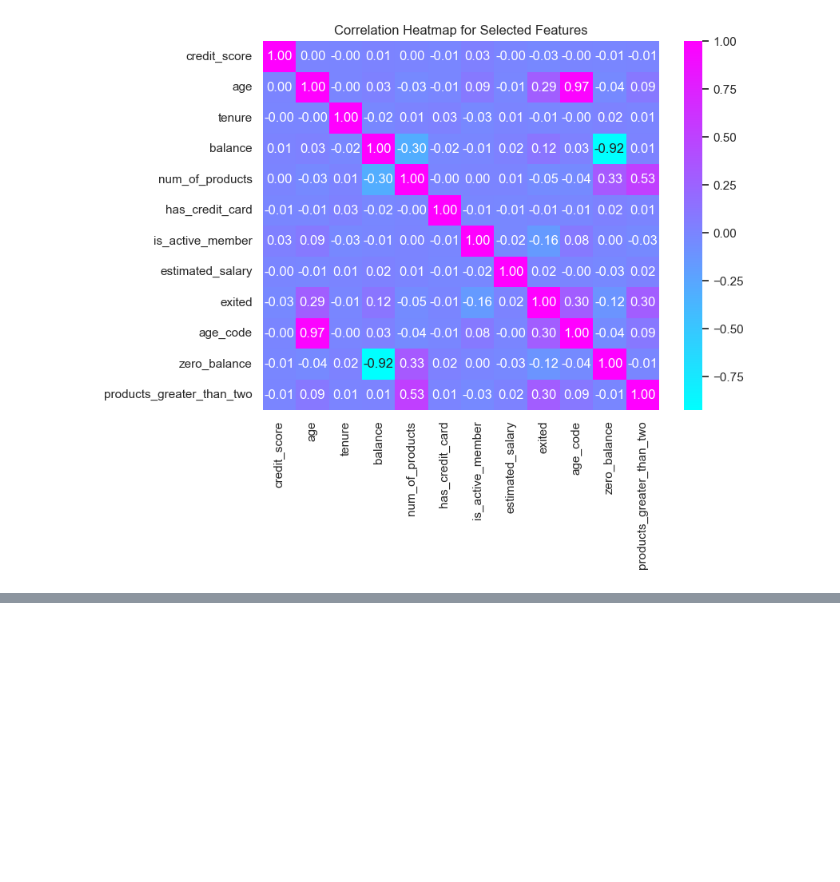
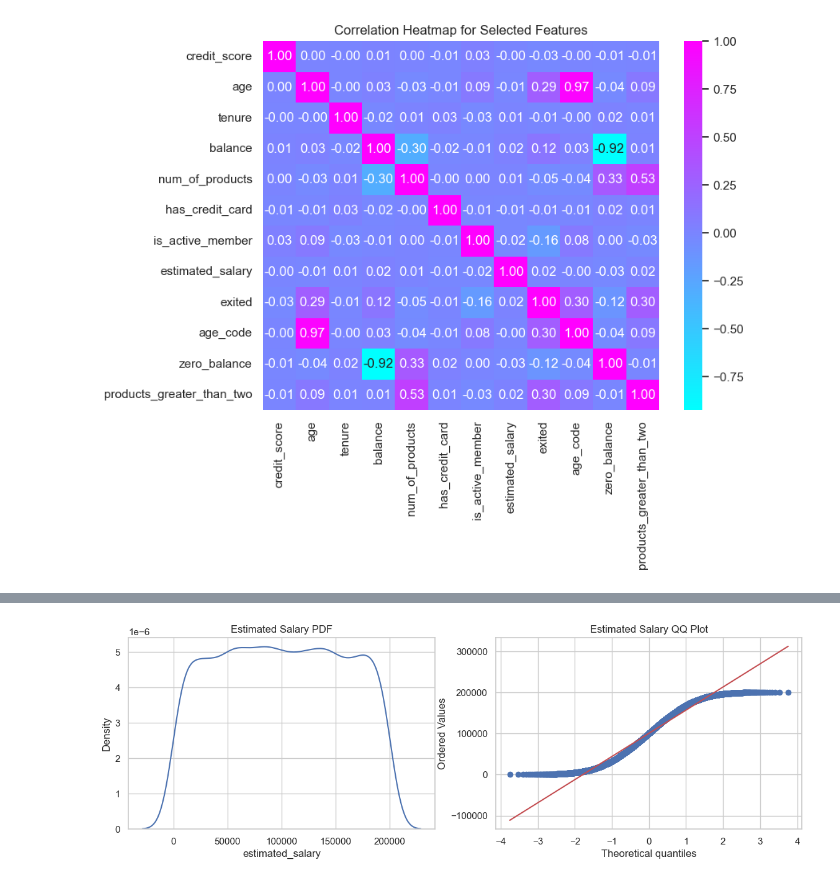
Before and after one commit to azamKhattak24/Customer_Churn_Prediction, a Jupyter notebook: notebooks/customerChurnPrediction.ipynb, the cells around one changed output, grey strips where cells are left out. Saved outputs shown, nothing was run; the diff lists cells and outputs as text; code cells hidden in the pictures; blank space fills up the shorter version.

```diff
--- a/notebooks/customerChurnPrediction.ipynb
+++ b/notebooks/customerChurnPrediction.ipynb
@@ -1051,0 +1080,13 @@ plt.show()
+# %%
+plt.figure(figsize=(14,4))
+plt.subplot(121)
+sns.kdeplot(customers_train['estimated_salary'])
+plt.title('Estimated Salary PDF')
+
+plt.subplot(122)
+stats.probplot(customers_train['estimated_salary'], dist="norm", plot=plt)
+plt.title('Estimated Salary QQ Plot')
+
+plt.show()
+# %% [output]
+[figure, added]
```
Also changed, not shown: parts of 6 cells of this notebook.
